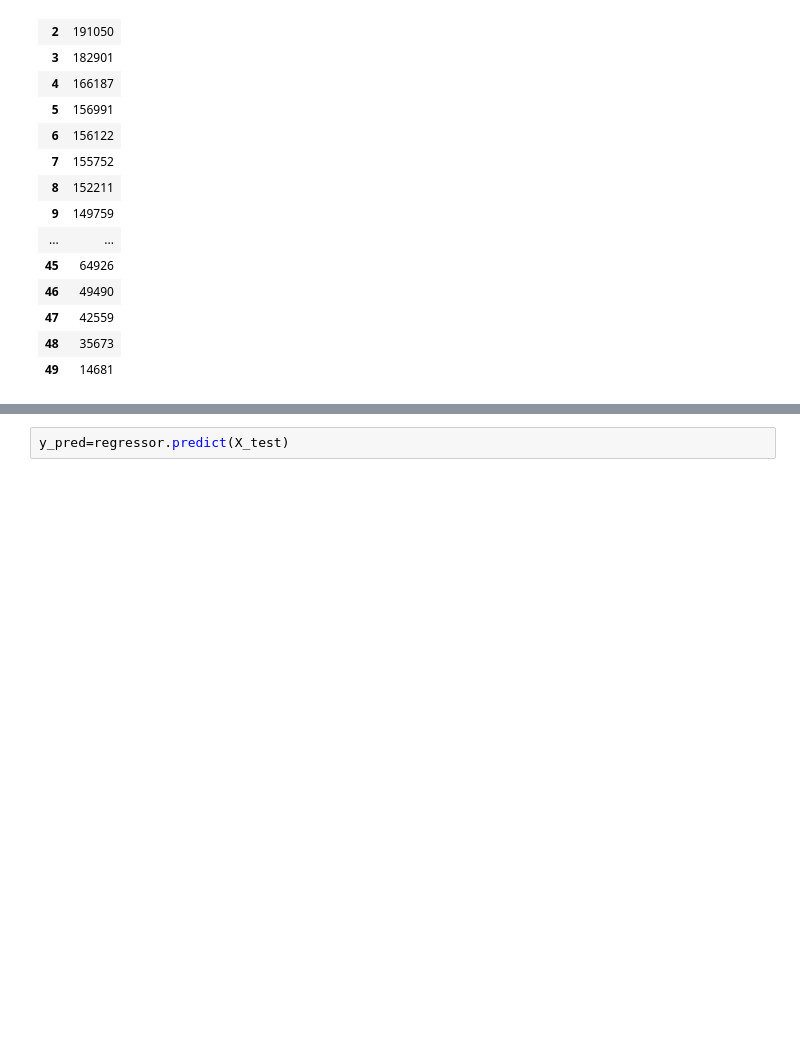
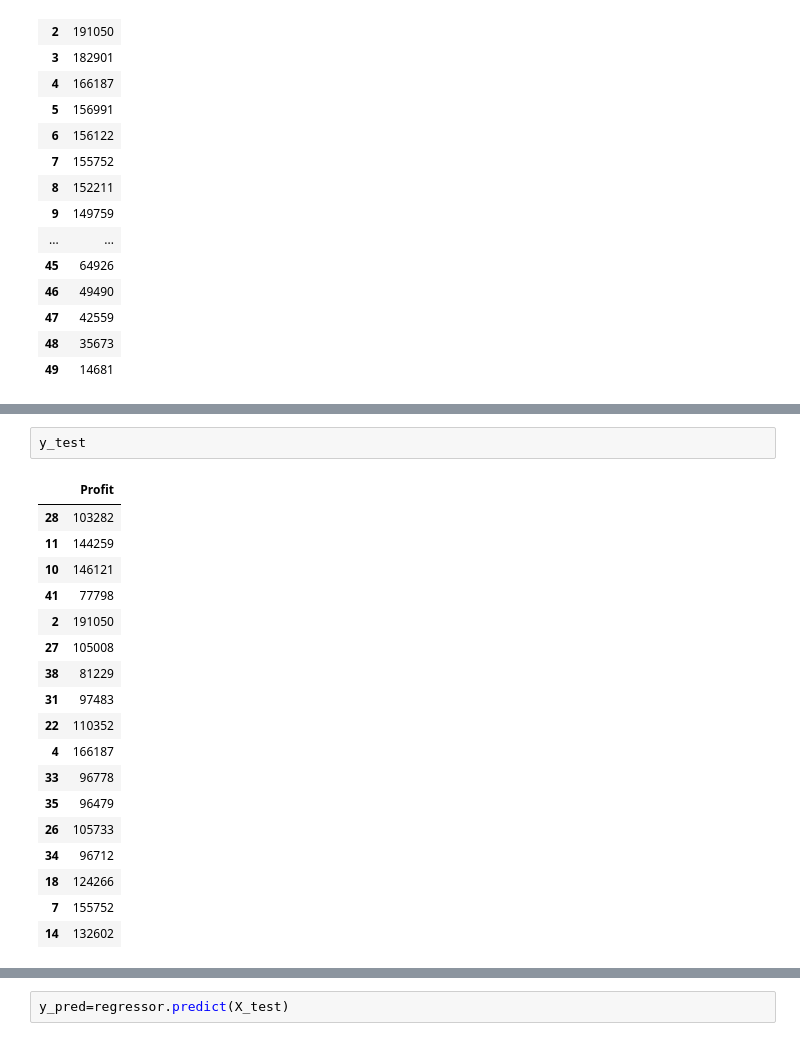
Before and after one commit to HopeAIDhana/machine-learning, a Jupyter notebook: Decision Tree Regression.ipynb, the cells around one changed output, grey strips where cells are left out. Cells and saved outputs as stored; diff of their text form; blank space fills up the shorter version.

```diff
--- a/Decision Tree Regression.ipynb
+++ b/Decision Tree Regression.ipynb
@@ -83,0 +185,21 @@ X_train,X_test,y_train,y_test=train_test_split(independent,dependent, test_size=
+# %%
+y_test
+# %% [output]
+|  | Profit |
+| 28 | 103282 |
+| 11 | 144259 |
+| 10 | 146121 |
+| 41 | 77798 |
+| 2 | 191050 |
+| 27 | 105008 |
+| 38 | 81229 |
+| 31 | 97483 |
+| 22 | 110352 |
+| 4 | 166187 |
+| 33 | 96778 |
+| 35 | 96479 |
+| 26 | 105733 |
+| 34 | 96712 |
+| 18 | 124266 |
+| 7 | 155752 |
+| 14 | 132602 |
```
Also changed, not shown: parts of 13 cells of this notebook.
